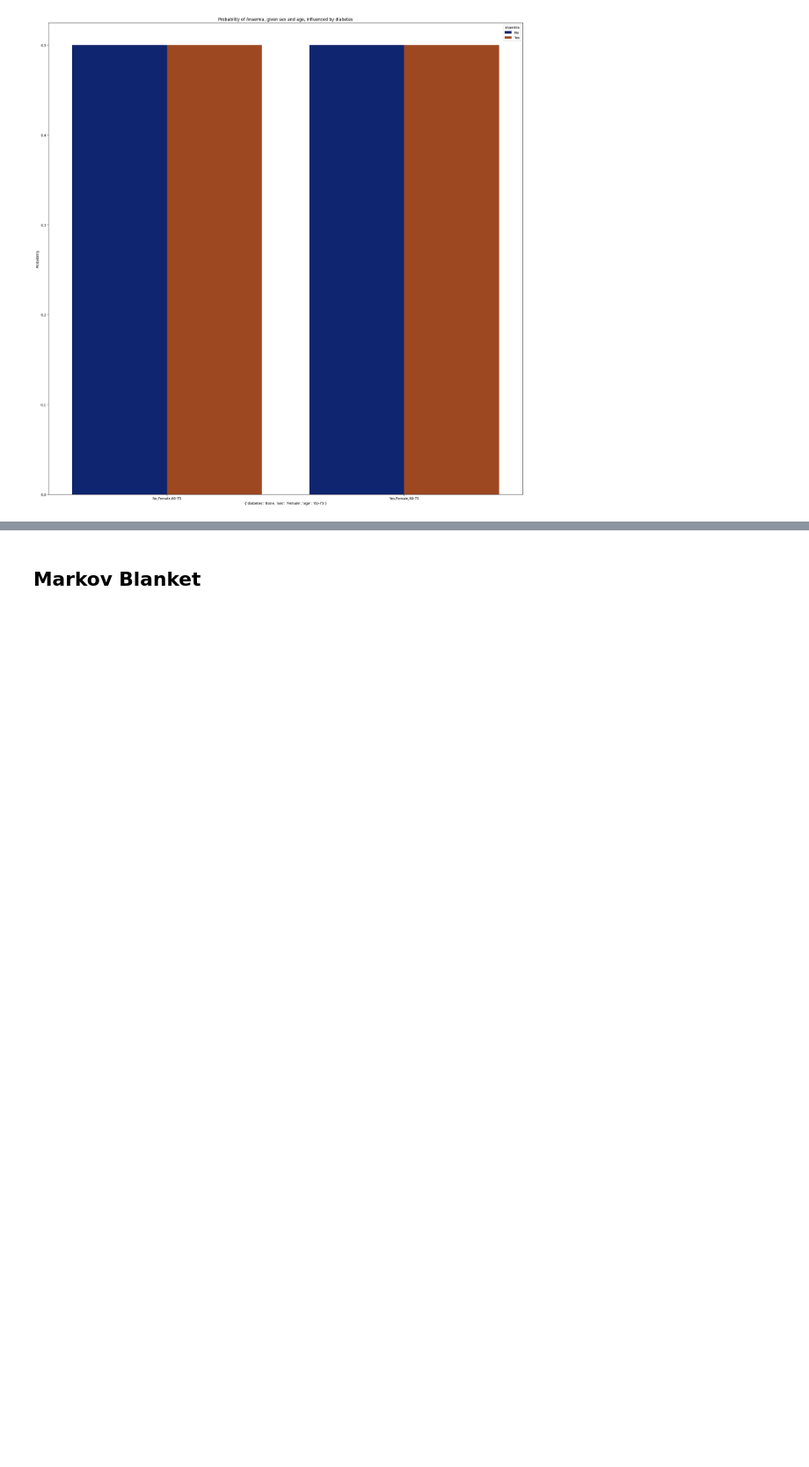
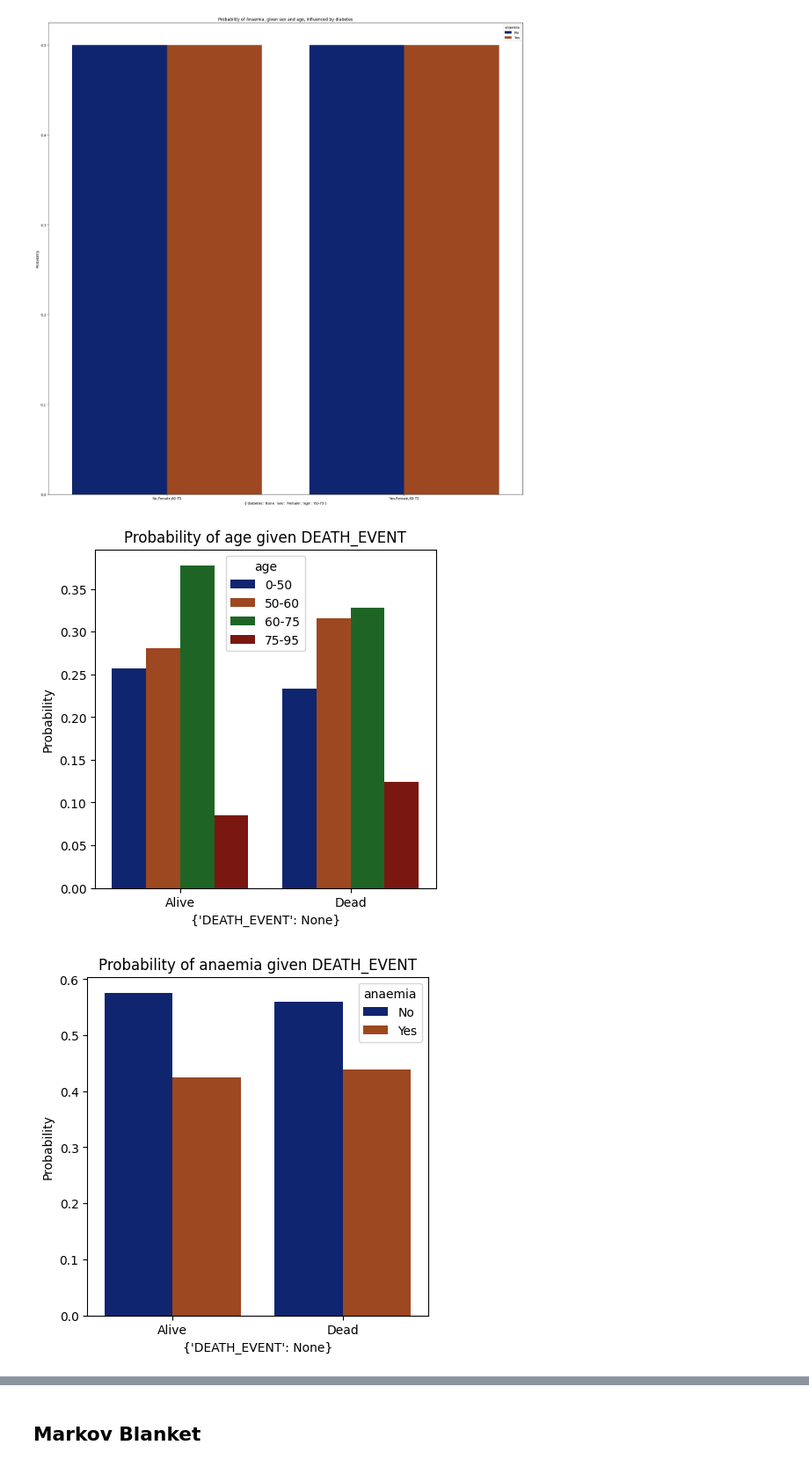
Before and after one commit to PtrTella/BayesianNetwork, a Jupyter notebook: CLASSIFY.ipynb, the cells around one changed output, grey strips where cells are left out. Shown at 88% size. Saved outputs shown, nothing was run; the diff lists cells and outputs as text; code cells hidden in the pictures; blank space fills up the shorter version.

```diff
--- a/CLASSIFY.ipynb
+++ b/CLASSIFY.ipynb
@@ -209,12 +209,11 @@ legenda_reverse = {
                     '50-60': 1,
                     '60-75': 2,
                     '75-95': 3},
-            'creatinine_phosphokinase': {'0-20': 0,
-                                       '20-200': 1,
-                                       '200-350': 2,
-                                       '350-550': 3,
-                                       '550-3000': 4,
-                                       '3000-8000': 5},
+            'creatinine_phosphokinase': {'20-200': 0,
+                                         '200-350': 1,
+                                         '350-550': 2,
+                                         '550-3000': 3,
+                                         '3000-8000': 4},
             'ejection_fraction': {'0-40': 0,
                                   '40-50': 1,
                                   '50-70': 2,
@@ -580,3 +579,15 @@ inf = inference(evidence, target, network)
 plot_bar(inf, title, evidence, target, fig_size=(25, 25))
 # %% [output]
 [figure]
+# %%
+# Inference for each node respect death event
+for node in network.nodes():
+    if node != 'DEATH_EVENT':
+        title = 'Probability of {} given {}'.format(node, 'DEATH_EVENT')
+        evidence = {'DEATH_EVENT': None}
+        target = node
+        inf = inference(evidence, target, network)
+        plot_bar(inf, title, evidence, target, fig_size=(5, 5))
+# %% [output]
+[figure, added]
+[figure, added]
```
Also changed, not shown: parts of 2 cells of this notebook.
